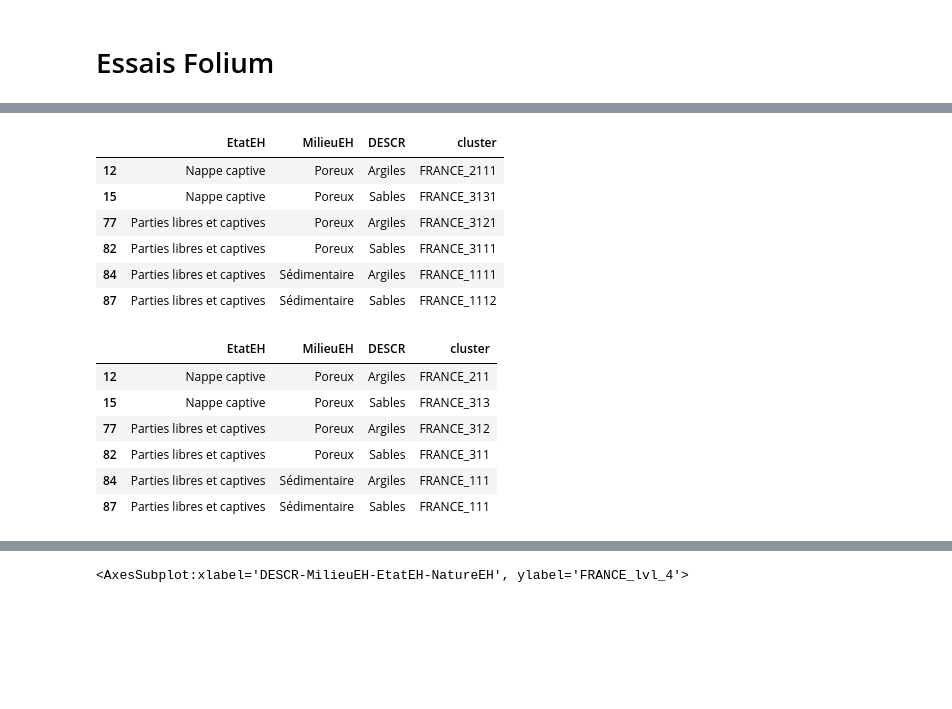
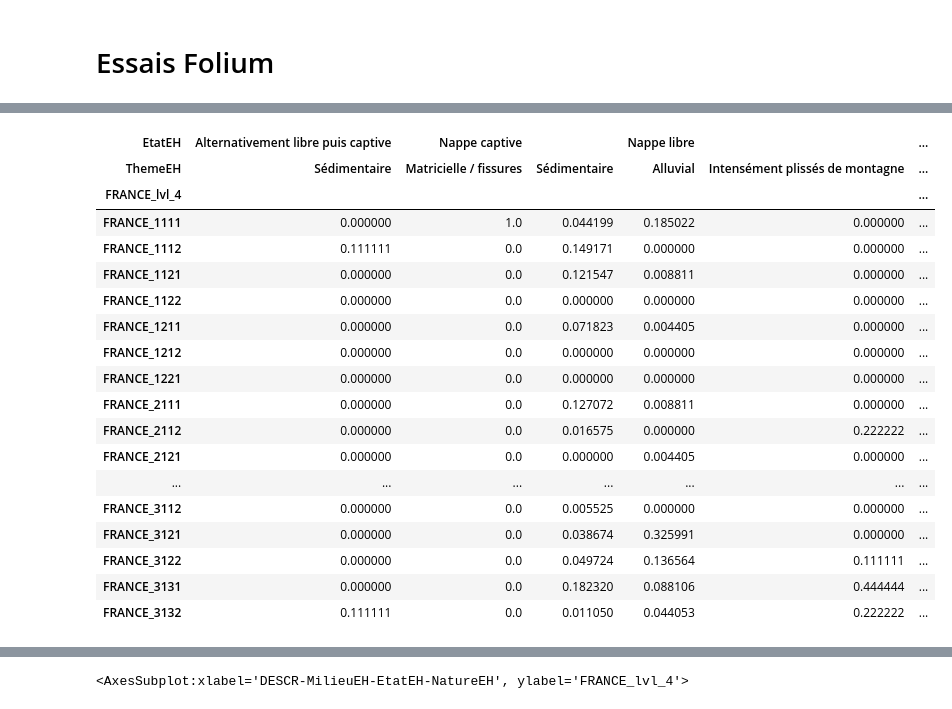
Before and after one commit to jdaranlot/Analyse-Piezo, a Jupyter notebook: Analyse carto - Pour Streamlit.ipynb, the cells around one changed output, grey strips where cells are left out. Drawn from its saved outputs; the diff is of its cells as text; code cells hidden in the pictures; blank space fills up the shorter version.

```diff
--- a/Analyse carto - Pour Streamlit.ipynb
+++ b/Analyse carto - Pour Streamlit.ipynb
@@ -814,15 +745,0 @@ test
-# %%
-filt_EtatEH = ["Nappe captive", "Parties libres et captives"]
-filt_MilieuEH = ["Poreux", "Sédimentaire"]
-filt_DESCR = ["Argiles", "Sables"]
-cluster_level = "FRANCE_lvl_3"
-
-test.loc[test["EtatEH"].isin(filt_EtatEH) & test["MilieuEH"].isin(filt_MilieuEH) & test["DESCR"].isin(filt_DESCR)]
-# %% [output]
-|  | EtatEH | MilieuEH | DESCR | cluster |
-| 12 | Nappe captive | Poreux | Argiles | FRANCE_2111 |
-| 15 | Nappe captive | Poreux | Sables | FRANCE_3131 |
-| 77 | Parties libres et captives | Poreux | Argiles | FRANCE_3121 |
-| 82 | Parties libres et captives | Poreux | Sables | FRANCE_3111 |
-| 84 | Parties libres et captives | Sédimentaire | Argiles | FRANCE_1111 |
-| 87 | Parties libres et captives | Sédimentaire | Sables | FRANCE_1112 |
@@ -839,10 +746,25 @@ def f_cluster_terrain (df_data_piezo, cluster_level, filt_EtatEH, filt_MilieuEH,
-# %%
-f_cluster_terrain (data_piezo_data, cluster_level, filt_EtatEH, filt_MilieuEH, filt_DESCR)
-# %% [output]
-|  | EtatEH | MilieuEH | DESCR | cluster |
-| 12 | Nappe captive | Poreux | Argiles | FRANCE_211 |
-| 15 | Nappe captive | Poreux | Sables | FRANCE_313 |
-| 77 | Parties libres et captives | Poreux | Argiles | FRANCE_312 |
-| 82 | Parties libres et captives | Poreux | Sables | FRANCE_311 |
-| 84 | Parties libres et captives | Sédimentaire | Argiles | FRANCE_111 |
-| 87 | Parties libres et captives | Sédimentaire | Sables | FRANCE_111 |
+# %%
+crosstab = pd.crosstab(data_piezo_data["FRANCE_lvl_4"],
+                       columns=[data_piezo_data["EtatEH"], data_piezo_data["ThemeEH"]],
+                       normalize='columns')
+crosstab
+# %% [output]
+| EtatEH | Alternativement libre puis captive | Nappe captive |  | Nappe libre |  | ... |
+| ThemeEH | Sédimentaire | Matricielle / fissures | Sédimentaire | Alluvial | Intensément plissés de montagne | ... |
+| FRANCE_lvl_4 |  |  |  |  |  | ... |
+| FRANCE_1111 | 0.000000 | 1.0 | 0.044199 | 0.185022 | 0.000000 | ... |
+| FRANCE_1112 | 0.111111 | 0.0 | 0.149171 | 0.000000 | 0.000000 | ... |
+| FRANCE_1121 | 0.000000 | 0.0 | 0.121547 | 0.008811 | 0.000000 | ... |
+| FRANCE_1122 | 0.000000 | 0.0 | 0.000000 | 0.000000 | 0.000000 | ... |
+| FRANCE_1211 | 0.000000 | 0.0 | 0.071823 | 0.004405 | 0.000000 | ... |
+| FRANCE_1212 | 0.000000 | 0.0 | 0.000000 | 0.000000 | 0.000000 | ... |
+| FRANCE_1221 | 0.000000 | 0.0 | 0.000000 | 0.000000 | 0.000000 | ... |
+| FRANCE_2111 | 0.000000 | 0.0 | 0.127072 | 0.008811 | 0.000000 | ... |
+| FRANCE_2112 | 0.000000 | 0.0 | 0.016575 | 0.000000 | 0.222222 | ... |
+| FRANCE_2121 | 0.000000 | 0.0 | 0.000000 | 0.004405 | 0.000000 | ... |
+| ... | ... | ... | ... | ... | ... | ... |
+| FRANCE_3112 | 0.000000 | 0.0 | 0.005525 | 0.000000 | 0.000000 | ... |
+| FRANCE_3121 | 0.000000 | 0.0 | 0.038674 | 0.325991 | 0.000000 | ... |
+| FRANCE_3122 | 0.000000 | 0.0 | 0.049724 | 0.136564 | 0.111111 | ... |
+| FRANCE_3131 | 0.000000 | 0.0 | 0.182320 | 0.088106 | 0.444444 | ... |
+| FRANCE_3132 | 0.111111 | 0.0 | 0.011050 | 0.044053 | 0.222222 | ... |
```
Also changed, not shown: parts of 67 cells of this notebook, 2 other files.
